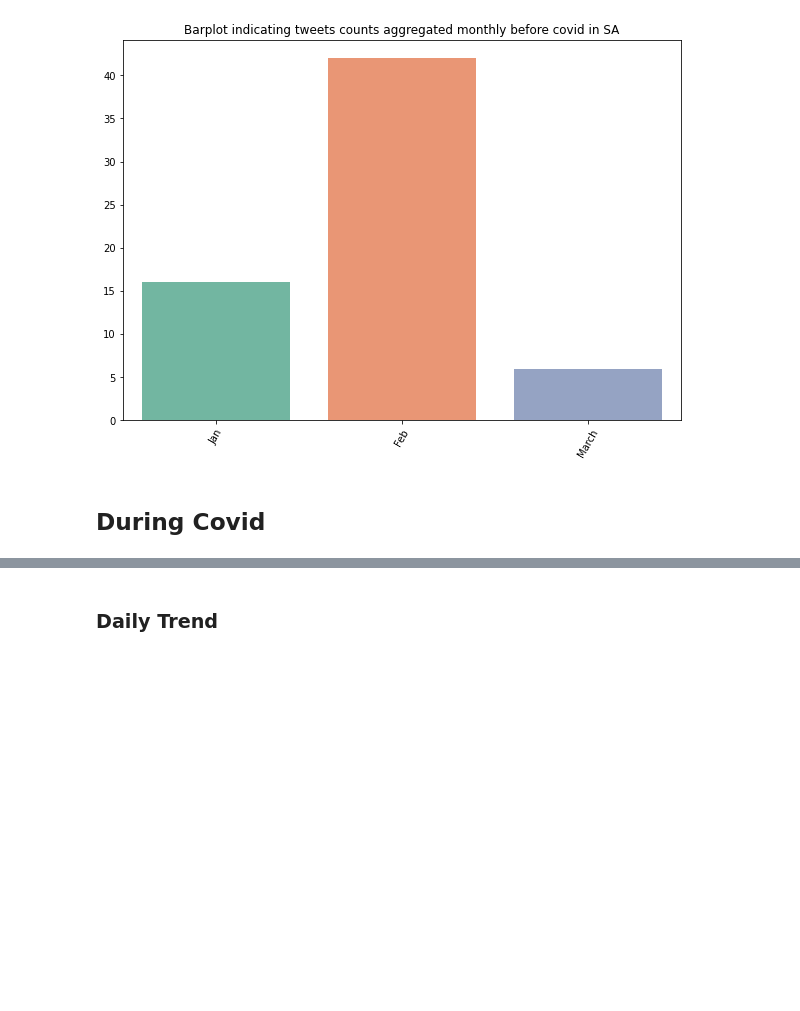
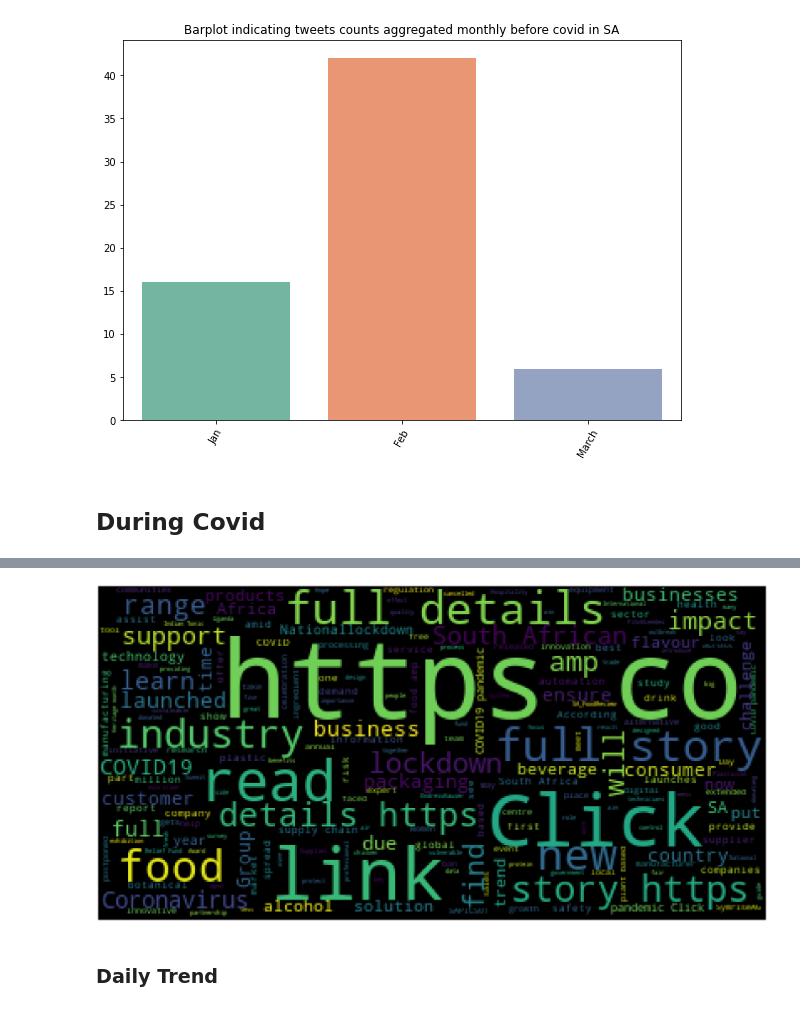
Before and after one commit to gtechzilla/twitter_food_quality, a Jupyter notebook: 1.0_data_exploration.ipynb, the cells around one changed output, grey strips where cells are left out. Saved outputs shown, nothing was run; the diff lists cells and outputs as text; code cells hidden in the pictures; blank space fills up the shorter version.

```diff
--- a/1.0_data_exploration.ipynb
+++ b/1.0_data_exploration.ipynb
@@ -159,3 +155,7 @@ sa_trend = season(during_covid_SA)
+# %%
+plot_cloud(during_covid_SA['text'])
+# %% [output]
+[figure, added]
 # %% [markdown]
 ### Daily Trend
 # %%
```
Also changed, not shown: parts of 15 cells of this notebook.
